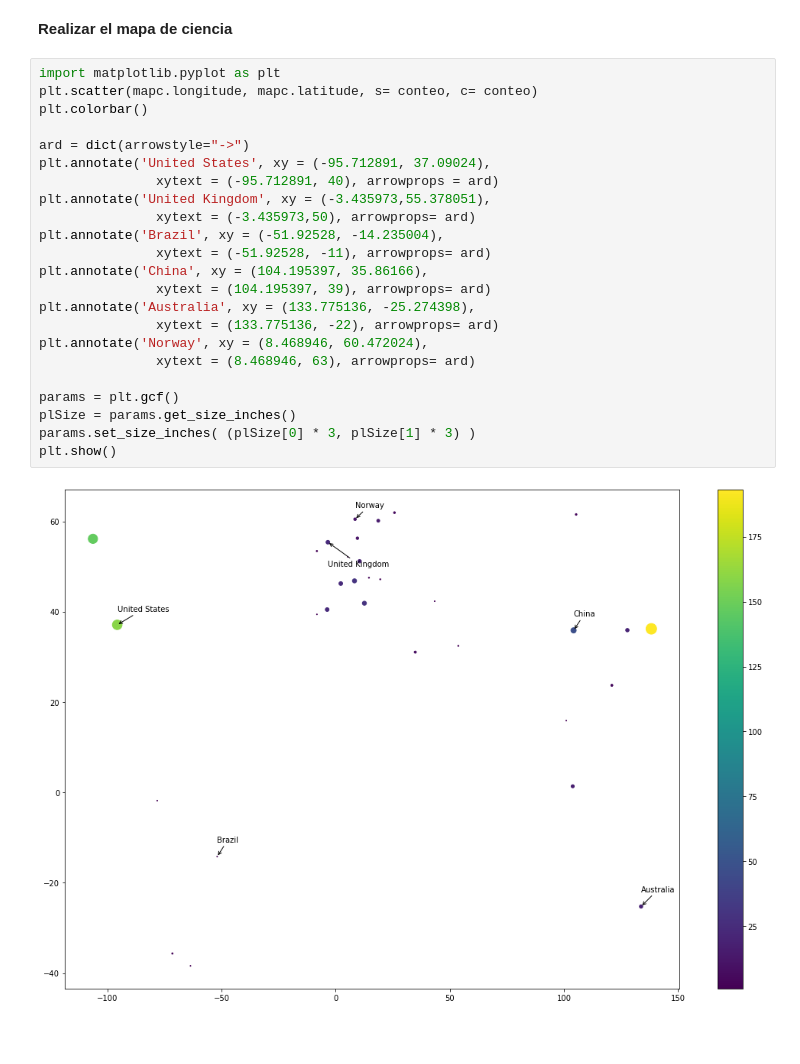
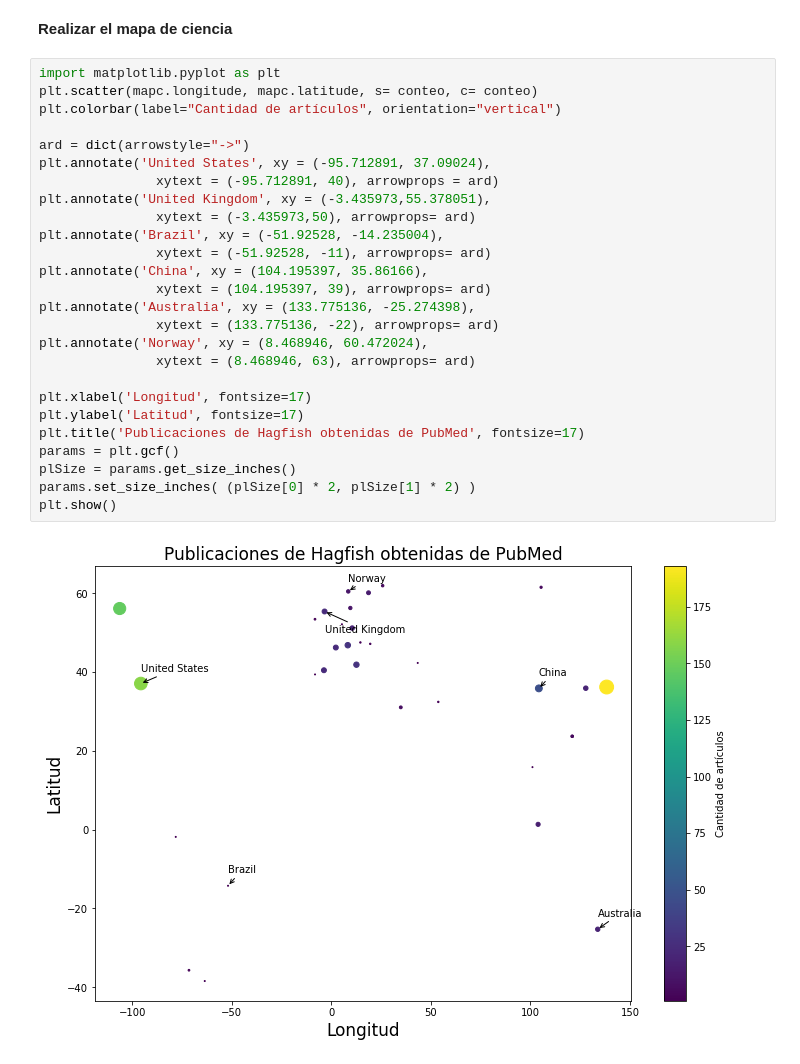
Before and after one commit to Joshue2806/bioinfo_g01, a Jupyter notebook: tarea2/MapOfScience_hagfish.ipynb, the cells around one changed output. Drawn from its saved outputs; the diff is of its cells as text; blank space fills up the shorter version.

Commit message:
Mejoras en la visualización de la gráfica

```diff
--- a/tarea2/MapOfScience_hagfish.ipynb
+++ b/tarea2/MapOfScience_hagfish.ipynb
@@ -205,25 +205,28 @@ mapc #Tabla de los paises con su repeticiones en artículos
 # %%
 import matplotlib.pyplot as plt
 plt.scatter(mapc.longitude, mapc.latitude, s= conteo, c= conteo)
-plt.colorbar()
+plt.colorbar(label="Cantidad de artículos", orientation="vertical")
 
 ard = dict(arrowstyle="->")
 plt.annotate('United States', xy = (-95.712891, 37.09024),
                xytext = (-95.712891, 40), arrowprops = ard)
 plt.annotate('United Kingdom', xy = (-3.435973,55.378051),
                xytext = (-3.435973,50), arrowprops= ard)
 plt.annotate('Brazil', xy = (-51.92528, -14.235004),
                xytext = (-51.92528, -11), arrowprops= ard)
 plt.annotate('China', xy = (104.195397, 35.86166),
                xytext = (104.195397, 39), arrowprops= ard)
 plt.annotate('Australia', xy = (133.775136, -25.274398),
                xytext = (133.775136, -22), arrowprops= ard)
 plt.annotate('Norway', xy = (8.468946, 60.472024),
                xytext = (8.468946, 63), arrowprops= ard)
 
+plt.xlabel('Longitud', fontsize=17)
+plt.ylabel('Latitud', fontsize=17)
+plt.title('Publicaciones de Hagfish obtenidas de PubMed', fontsize=17)
 params = plt.gcf()
 plSize = params.get_size_inches()
-params.set_size_inches( (plSize[0] * 3, plSize[1] * 3) )
+params.set_size_inches( (plSize[0] * 2, plSize[1] * 2) )
 plt.show()
 # %% [output]
-[figure, old version]
+[figure, new version]
```
